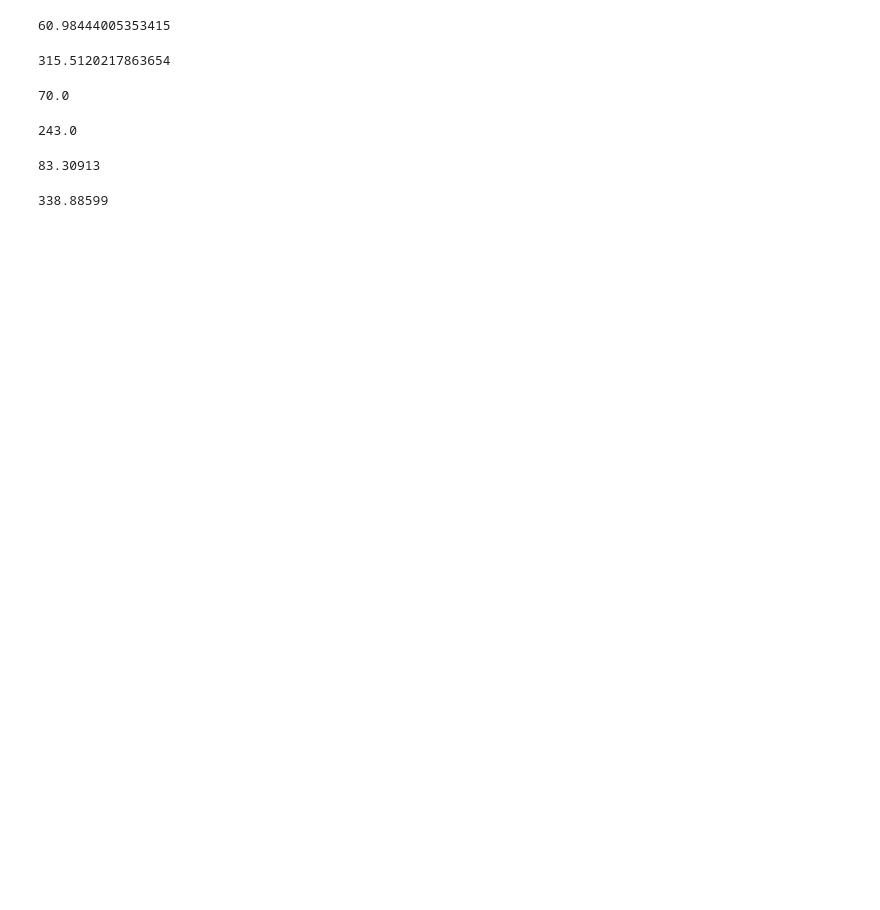
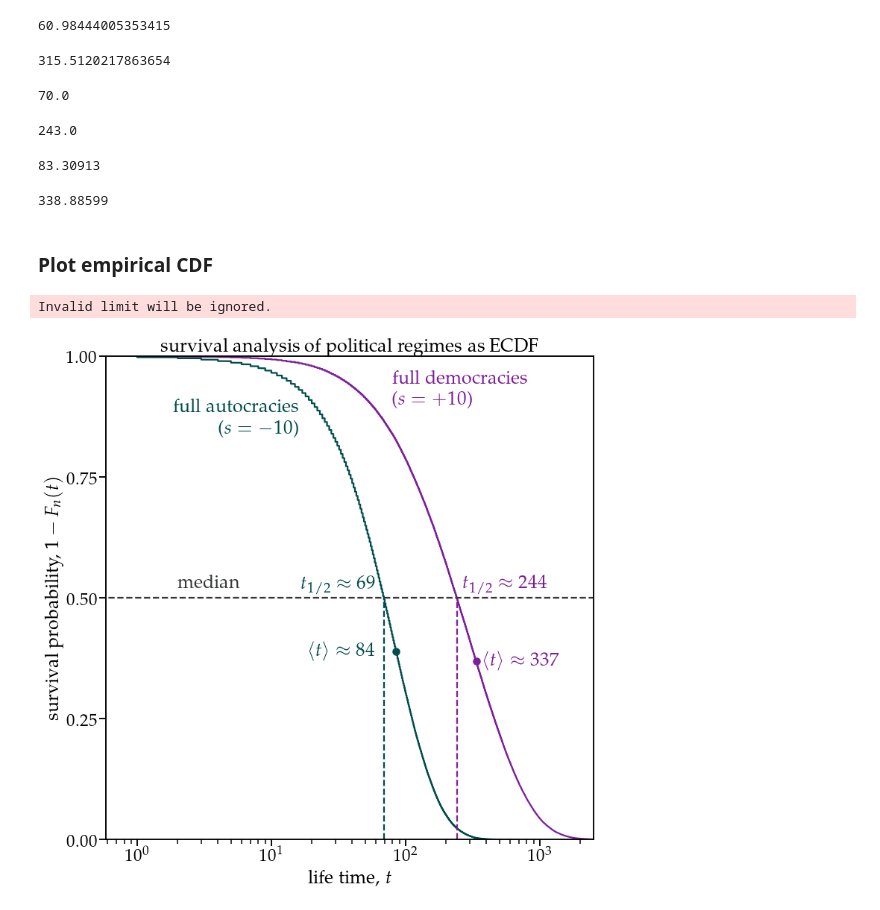
Before and after one commit to floklimm/democracyMarkovChain, a Jupyter notebook: code/4-survivalCurves.ipynb, the cells around one changed output. Cells and saved outputs as stored; diff of their text form; code cells hidden in the pictures; blank space fills up the shorter version.

```diff
--- a/code/4-survivalCurves.ipynb
+++ b/code/4-survivalCurves.ipynb
@@ -166,3 +166,69 @@ np.mean(hTimesDemocracy)
 np.mean(hTimesAutocracy)
 # %% [output]
 338.88599
+# %% [markdown]
+### Plot empirical CDF
+# %%
+fig = plt.figure(figsize=(11,11))
+ax = fig.add_subplot(1, 1, 1)
+
+# Plot the hitting times autocracy
+x_auto = np.sort(hTimesAutocracy)
+y_auto = 1-np.arange(len(x_auto))/float(len(x_auto))
+plt.plot(x_auto, y_auto,color=sns.xkcd_rgb['purple'])
+
+
+# hittign times democracy
+x_demo = np.sort(hTimesDemocracy)
+y_demo = 1-np.arange(len(x_demo))/float(len(x_demo))
+plt.plot(x_demo, y_demo,color=sns.xkcd_rgb['dark teal'])
+
+
+plt.text(x=16,y=0.84,s=r'full autocracies' '\n' '($s=-10$)',color=sns.xkcd_rgb['dark teal'],ha='right')
+plt.text(x=80,y=0.9,s=r'full democracies' '\n' '($s=+10$)',color=sns.xkcd_rgb['purple'])
+
+
+
+
+
+
+medianSurvivalDemocracy =  np.where(y_demo<0.5)[0][0]
+medianSurvivalAutocracy =  np.where(y_auto<0.5)[0][0]
+
+
+# insert median survival
+
+plt.plot([x_demo[medianSurvivalDemocracy],x_demo[medianSurvivalDemocracy]],[0,y_demo[medianSurvivalDemocracy]],linestyle='--',color=sns.xkcd_rgb['dark teal'])
+plt.plot([x_auto[medianSurvivalAutocracy],x_auto[medianSurvivalAutocracy]],[0,y_auto[medianSurvivalAutocracy]],linestyle='--',color=sns.xkcd_rgb['purple'])
+plt.plot([0,medianSurvivalDemocracy],[0.5,0.5],linestyle='--',color=sns.xkcd_rgb['dark grey'])
+plt.text(2,0.52, r'median',color=sns.xkcd_rgb['dark grey'])
+
+plt.text(267,0.52, r'$t_{1/2}\approx 244$',color=sns.xkcd_rgb['purple'])
+plt.text(60,0.52, r'$t_{1/2}\approx 69$',color=sns.xkcd_rgb['dark teal'],ha='right')
+plt.ylim([0,1])
+
+# add analytical expression of the mean life time
+plt.scatter(337,0.37,color=sns.xkcd_rgb['purple'])
+plt.text(380,0.37,r'$\langle t \rangle\approx 337$',va='center',color=sns.xkcd_rgb['purple'])
+
+
+plt.scatter(85,0.39,color=sns.xkcd_rgb['dark teal'])
+plt.text(60,0.39,r'$\langle t \rangle \approx 84$',ha='right',va='center',color=sns.xkcd_rgb['dark teal'])
+
+ax.set_xscale('log')
+
+plt.yticks([0,0.25,0.5,0.75,1])
+
+plt.xlabel('life time, $t$')
+plt.ylabel('survival probability, $1 - F_n(t)$')
+
+plt.title(r'survival analysis of political regimes as ECDF')
+
+plt.xlim([0,10**3.4])
+
+fig.tight_layout()  # otherwise the right y-label is slightly clipped
+
+plt.savefig('./../results/figures/FigSI-survivalCurves_ECDF.pdf',bbox_inches='tight')
+# %% [output]
+Invalid limit will be ignored.
+[figure, added]
```
Also changed, not shown: parts of 1 cell of this notebook, 56 other files.
